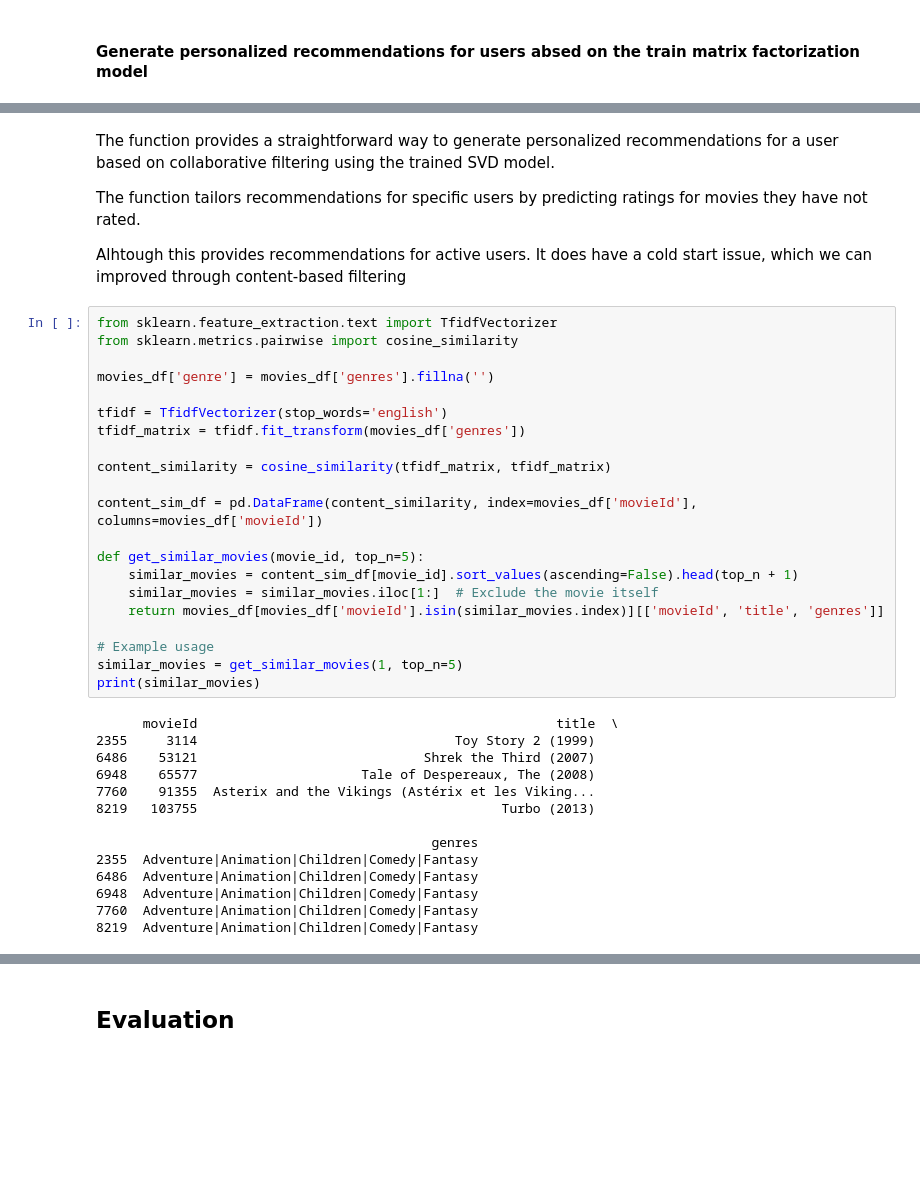
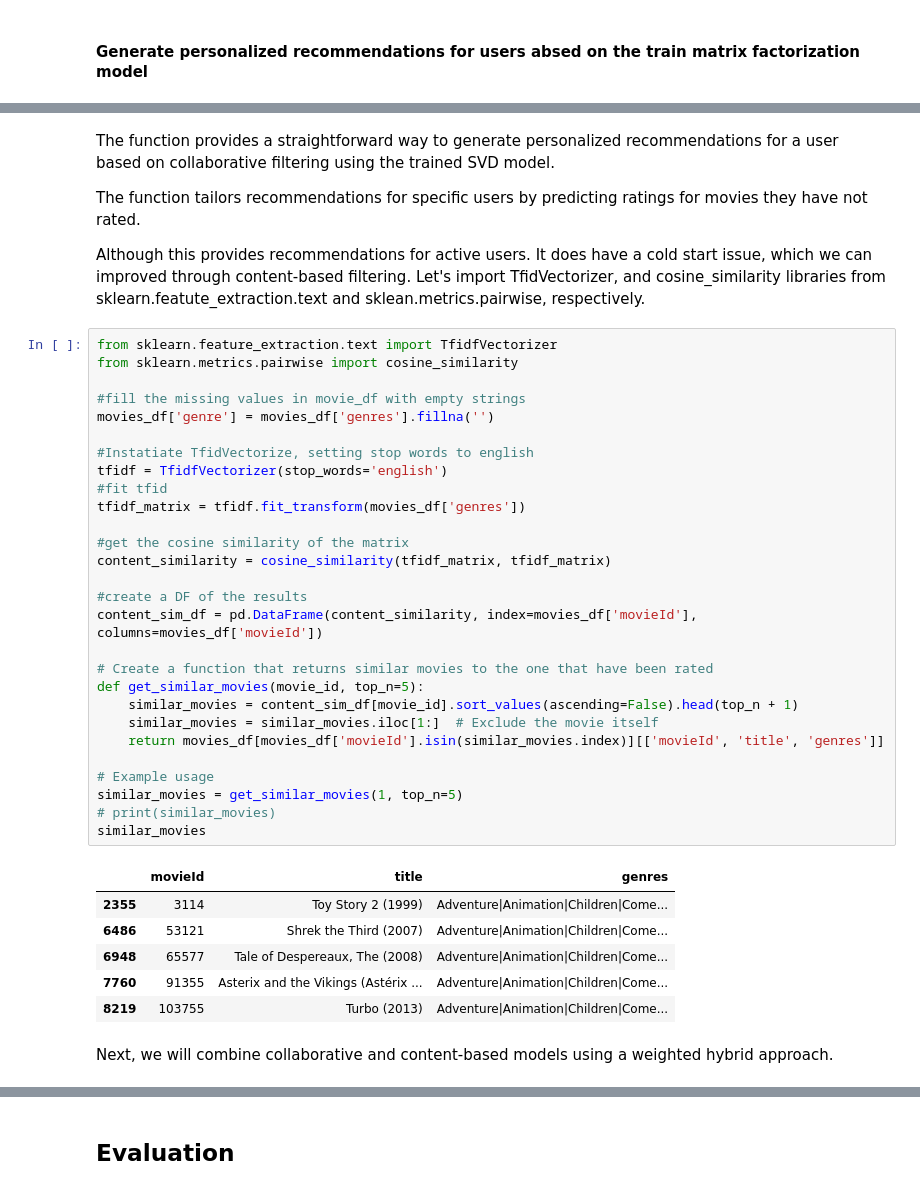
Before and after one commit to omendez930/Phase4-movie-recommendation, a Jupyter notebook: movie_recommendation_system.ipynb, the cells around one changed output, grey strips where cells are left out. Drawn from its saved outputs; the diff is of its cells as text; blank space fills up the shorter version.

Commit message:
Added ReadMe content

```diff
--- a/movie_recommendation_system.ipynb
+++ b/movie_recommendation_system.ipynb
@@ -703,39 +806,41 @@ The function provides a straightforward way to generate personalized recommendat
 
 The function tailors recommendations for specific users by predicting ratings for movies they have not rated.
 
-Alhtough this provides recommendations for active users. It does have a cold start issue, which we can improved through content-based filtering
+Although this provides recommendations for active users. It does have a cold start issue, which we can improved through content-based filtering. Let's import TfidVectorizer, and cosine_similarity libraries from sklearn.featute_extraction.text and sklean.metrics.pairwise, respectively.
 # %%
 from sklearn.feature_extraction.text import TfidfVectorizer
 from sklearn.metrics.pairwise import cosine_similarity
 
+#fill the missing values in movie_df with empty strings
 movies_df['genre'] = movies_df['genres'].fillna('')
 
+#Instatiate TfidVectorize, setting stop words to english
 tfidf = TfidfVectorizer(stop_words='english')
+#fit tfid
 tfidf_matrix = tfidf.fit_transform(movies_df['genres'])
 
+#get the cosine similarity of the matrix
 content_similarity = cosine_similarity(tfidf_matrix, tfidf_matrix)
 
+#create a DF of the results
 content_sim_df = pd.DataFrame(content_similarity, index=movies_df['movieId'], columns=movies_df['movieId'])
 
+# Create a function that returns similar movies to the one that have been rated
 def get_similar_movies(movie_id, top_n=5):
     similar_movies = content_sim_df[movie_id].sort_values(ascending=False).head(top_n + 1)
     similar_movies = similar_movies.iloc[1:]  # Exclude the movie itself
     return movies_df[movies_df['movieId'].isin(similar_movies.index)][['movieId', 'title', 'genres']]
 
 # Example usage
 similar_movies = get_similar_movies(1, top_n=5)
-print(similar_movies)
+# print(similar_movies)
+similar_movies
 # %% [output]
-      movieId                                              title  \
-2355     3114                                 Toy Story 2 (1999)
-6486    53121                             Shrek the Third (2007)
-6948    65577                     Tale of Despereaux, The (2008)
-7760    91355  Asterix and the Vikings (Astérix et les Viking...
-8219   103755                                       Turbo (2013)
-
-                                           genres
-2355  Adventure|Animation|Children|Comedy|Fantasy
-6486  Adventure|Animation|Children|Comedy|Fantasy
-6948  Adventure|Animation|Children|Comedy|Fantasy
-7760  Adventure|Animation|Children|Comedy|Fantasy
-8219  Adventure|Animation|Children|Comedy|Fantasy
+|  | movieId | title | genres |
+| 2355 | 3114 | Toy Story 2 (1999) | Adventure|Animation|Children|Come... |
+| 6486 | 53121 | Shrek the Third (2007) | Adventure|Animation|Children|Come... |
+| 6948 | 65577 | Tale of Despereaux, The (2008) | Adventure|Animation|Children|Come... |
+| 7760 | 91355 | Asterix and the Vikings (Astérix ... | Adventure|Animation|Children|Come... |
+| 8219 | 103755 | Turbo (2013) | Adventure|Animation|Children|Come... |
+# %% [markdown]
+Next, we will combine collaborative and content-based models using a weighted hybrid approach.
```
Also changed, not shown: parts of 55 cells of this notebook, 5 other files.
